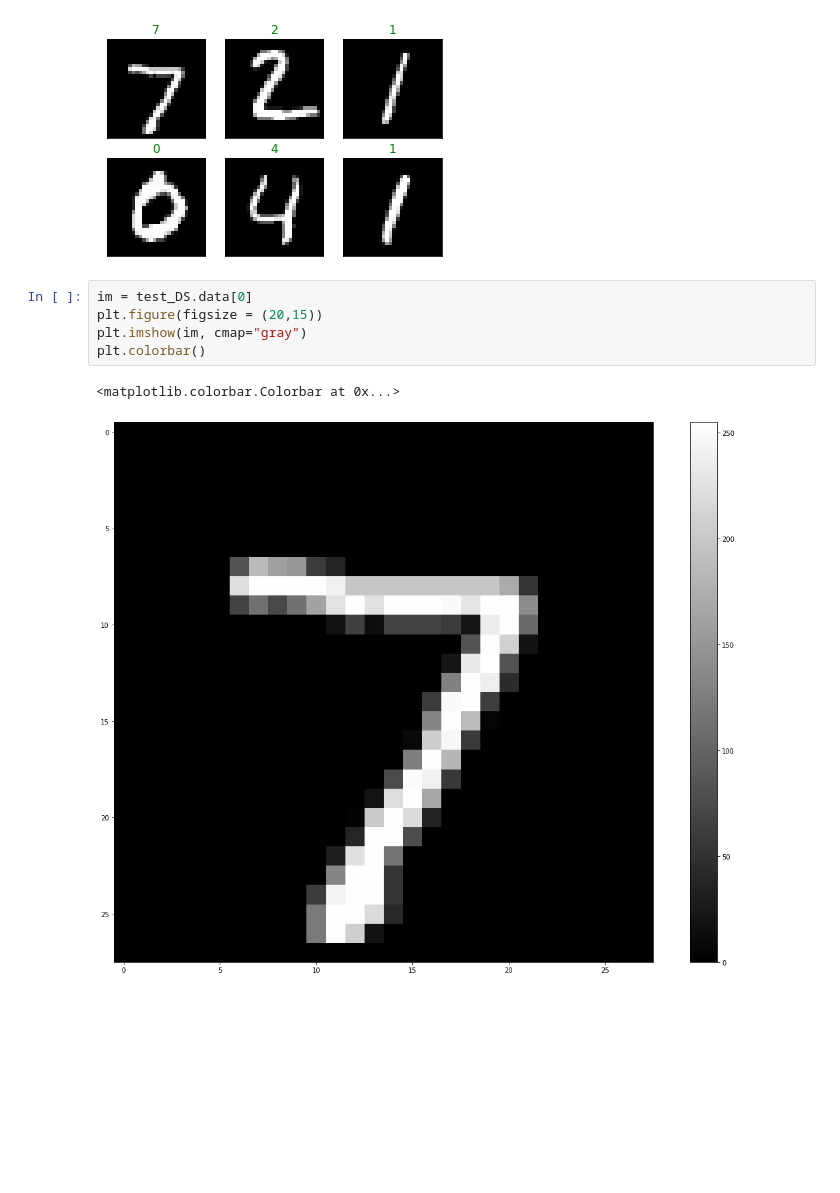
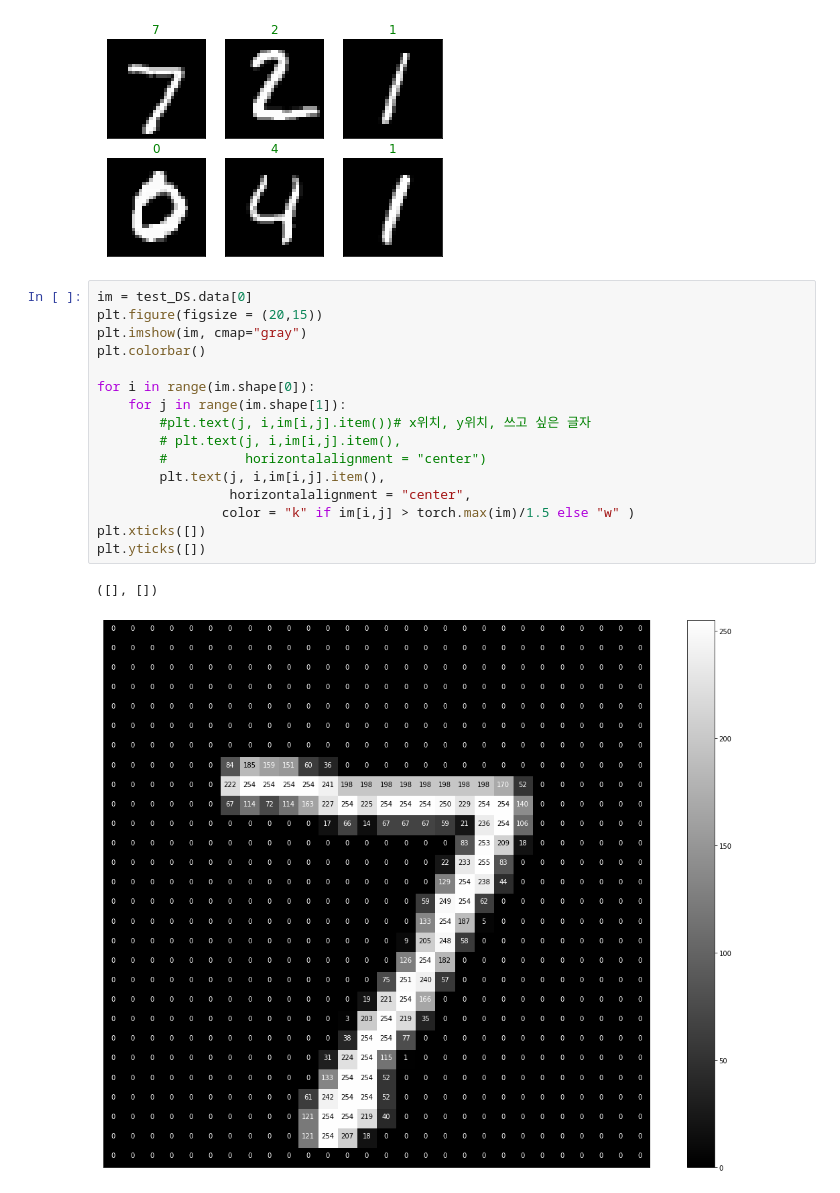
Before and after one commit to pyungmoku/Python_basic, a Jupyter notebook: matplotlib_basic_3기(혁펜).ipynb, the cells around one changed output. Cells and saved outputs as stored; diff of their text form; blank space fills up the shorter version.

```diff
--- a/matplotlib_basic_3기(혁펜).ipynb
+++ b/matplotlib_basic_3기(혁펜).ipynb
@@ -215,11 +251,22 @@ for i in range(6):
     plt.title(test_DS.targets[i].item(), color="g")
 # %% [output]
 [figure]
-# %%
-im = test_DS.data[0]
-plt.figure(figsize = (20,15))
-plt.imshow(im, cmap="gray")
-plt.colorbar()
-# %% [output]
-<matplotlib.colorbar.Colorbar at 0x...>
-[figure, removed]
+# %%
+im = test_DS.data[0]
+plt.figure(figsize = (20,15))
+plt.imshow(im, cmap="gray")
+plt.colorbar()
+
+for i in range(im.shape[0]):
+    for j in range(im.shape[1]):
+        #plt.text(j, i,im[i,j].item())# x위치, y위치, 쓰고 싶은 글자
+        # plt.text(j, i,im[i,j].item(),
+        #          horizontalalignment = "center")
+        plt.text(j, i,im[i,j].item(),
+                 horizontalalignment = "center",
+                color = "k" if im[i,j] > torch.max(im)/1.5 else "w" )
+plt.xticks([])
+plt.yticks([])
+# %% [output]
+([], [])
+[figure, added]
```
Also changed, not shown: parts of 4 cells of this notebook.
